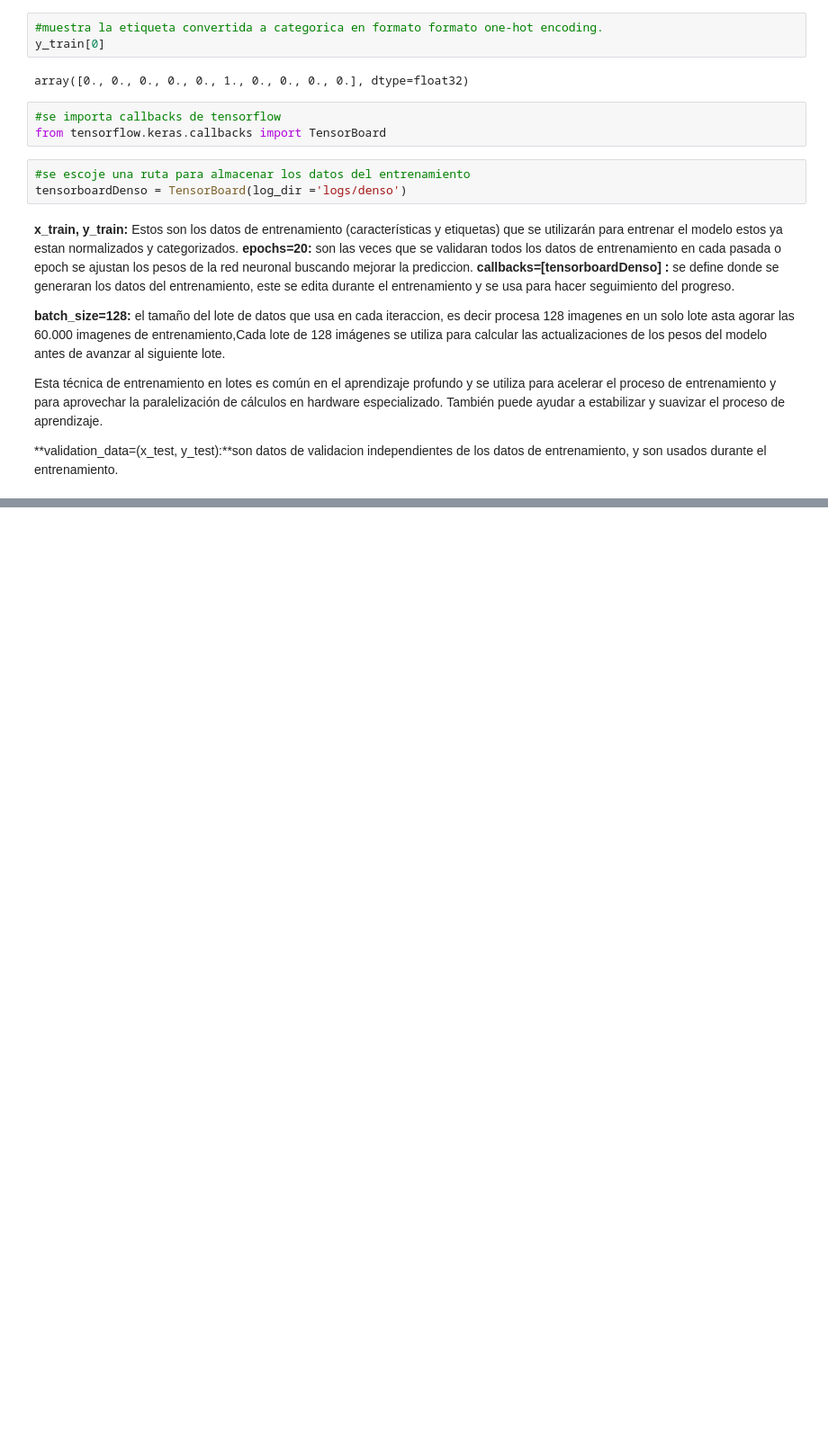
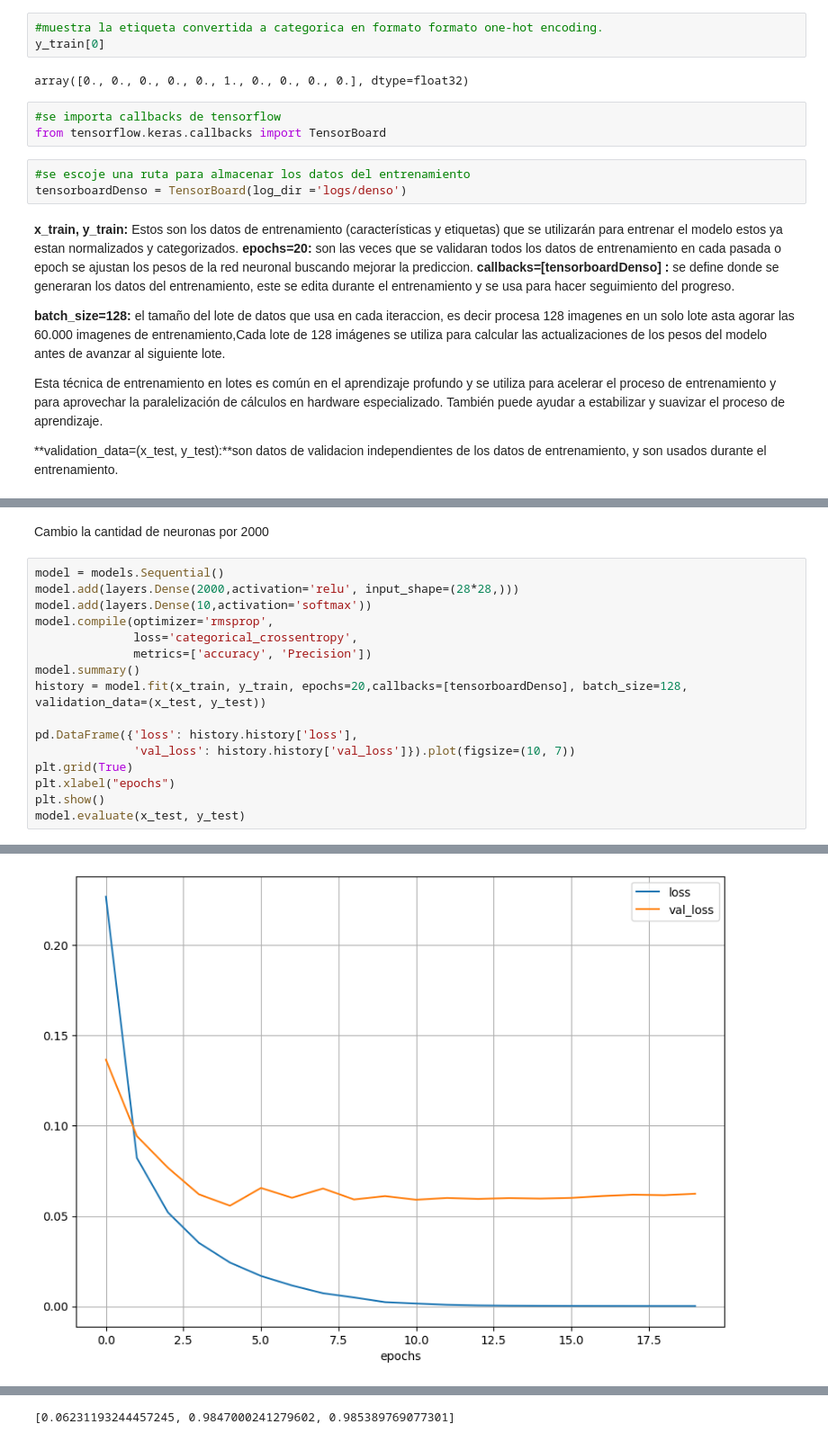
Before and after one commit to junk151516/RedesNeuronales, a Jupyter notebook: Trabajo_final_redes_neuronales.ipynb, the cells around one changed output, grey strips where cells are left out. Shown: that part at 90% size. Saved outputs shown, nothing was run; the diff lists cells and outputs as text; blank space fills up the shorter version.

```diff
--- a/Trabajo_final_redes_neuronales.ipynb
+++ b/Trabajo_final_redes_neuronales.ipynb
@@ -365,0 +450,19 @@ modelo.model.evaluate(x_test, y_test)
+# %% [markdown]
+Cambio la cantidad de neuronas por 2000
+# %%
+model = models.Sequential()
+model.add(layers.Dense(2000,activation='relu', input_shape=(28*28,)))
+model.add(layers.Dense(10,activation='softmax'))
+model.compile(optimizer='rmsprop',
+              loss='categorical_crossentropy',
+              metrics=['accuracy', 'Precision'])
+model.summary()
+history = model.fit(x_train, y_train, epochs=20,callbacks=[tensorboardDenso], batch_size=128, validation_data=(x_test, y_test))
+
+pd.DataFrame({'loss': history.history['loss'],
+              'val_loss': history.history['val_loss']}).plot(figsize=(10, 7))
+plt.grid(True)
+plt.xlabel("epochs")
+plt.show()
+model.evaluate(x_test, y_test)
+# %% [output]
@@ -365,0 +486 @@ modelo.model.evaluate(x_test, y_test)
+[figure, added]
@@ -365,0 +488 @@ modelo.model.evaluate(x_test, y_test)
+[0.06231193244457245, 0.9847000241279602, 0.985389769077301]
```
Also changed, not shown: parts of 21 cells of this notebook.
